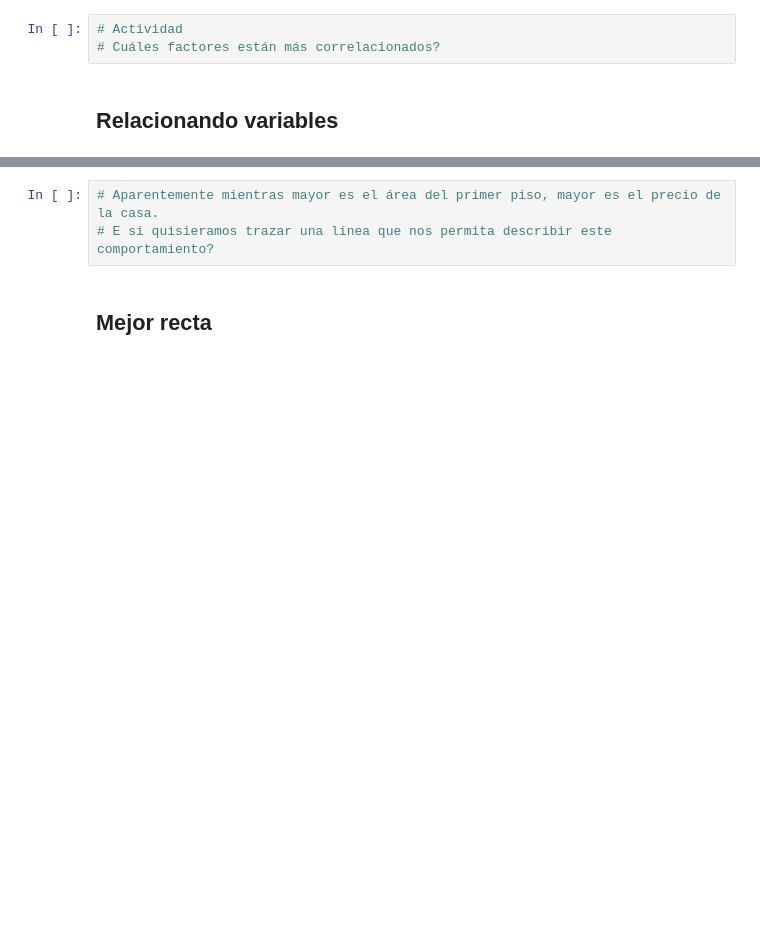
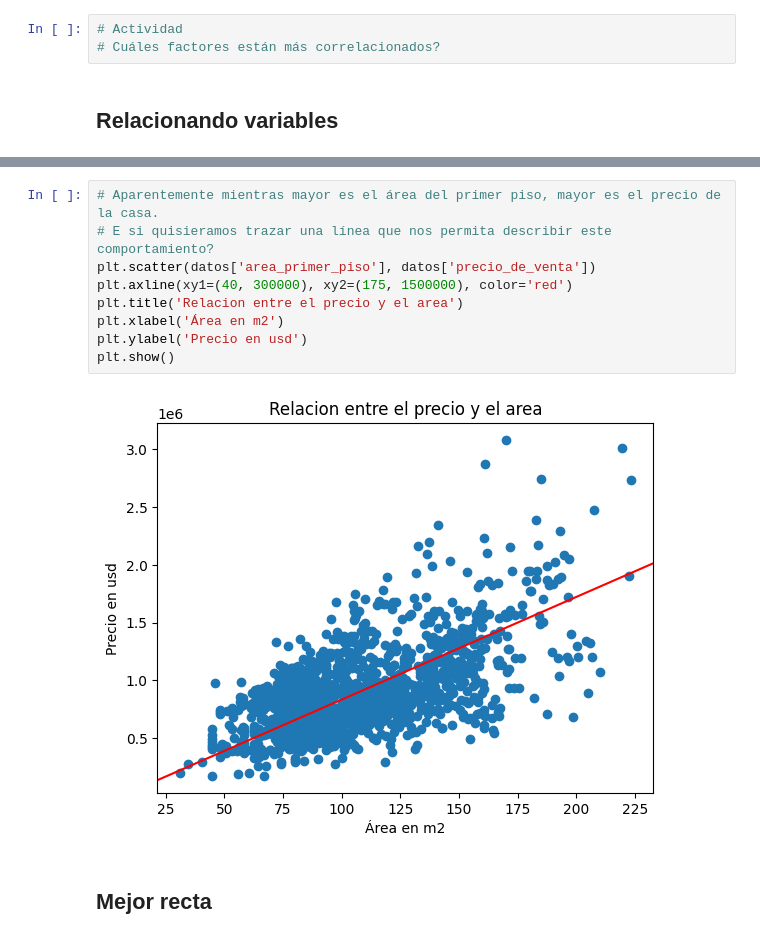
Before and after one commit to MadridVP/Juego-Amigo-Secreto, a Jupyter notebook: precios_de_inmuebles_regresion_lineal.ipynb, the cells around one changed output, grey strips where cells are left out. Saved outputs shown, nothing was run; the diff lists cells and outputs as text; blank space fills up the shorter version.

```diff
--- a/precios_de_inmuebles_regresion_lineal.ipynb
+++ b/precios_de_inmuebles_regresion_lineal.ipynb
@@ -45,6 +100,14 @@ El coeficiente de correlación de Pearson nos permite medir la relación lineal
 # %%
 # Aparentemente mientras mayor es el área del primer piso, mayor es el precio de la casa.
 # E si quisieramos trazar una línea que nos permita describir este comportamiento?
+plt.scatter(datos['area_primer_piso'], datos['precio_de_venta'])
+plt.axline(xy1=(40, 300000), xy2=(175, 1500000), color='red')
+plt.title('Relacion entre el precio y el area')
+plt.xlabel('Área en m2')
+plt.ylabel('Precio en usd')
+plt.show()
+# %% [output]
+[figure, added]
 # %% [markdown]
 ## Mejor recta
 # %%
```
Also changed, not shown: parts of 46 cells of this notebook.
